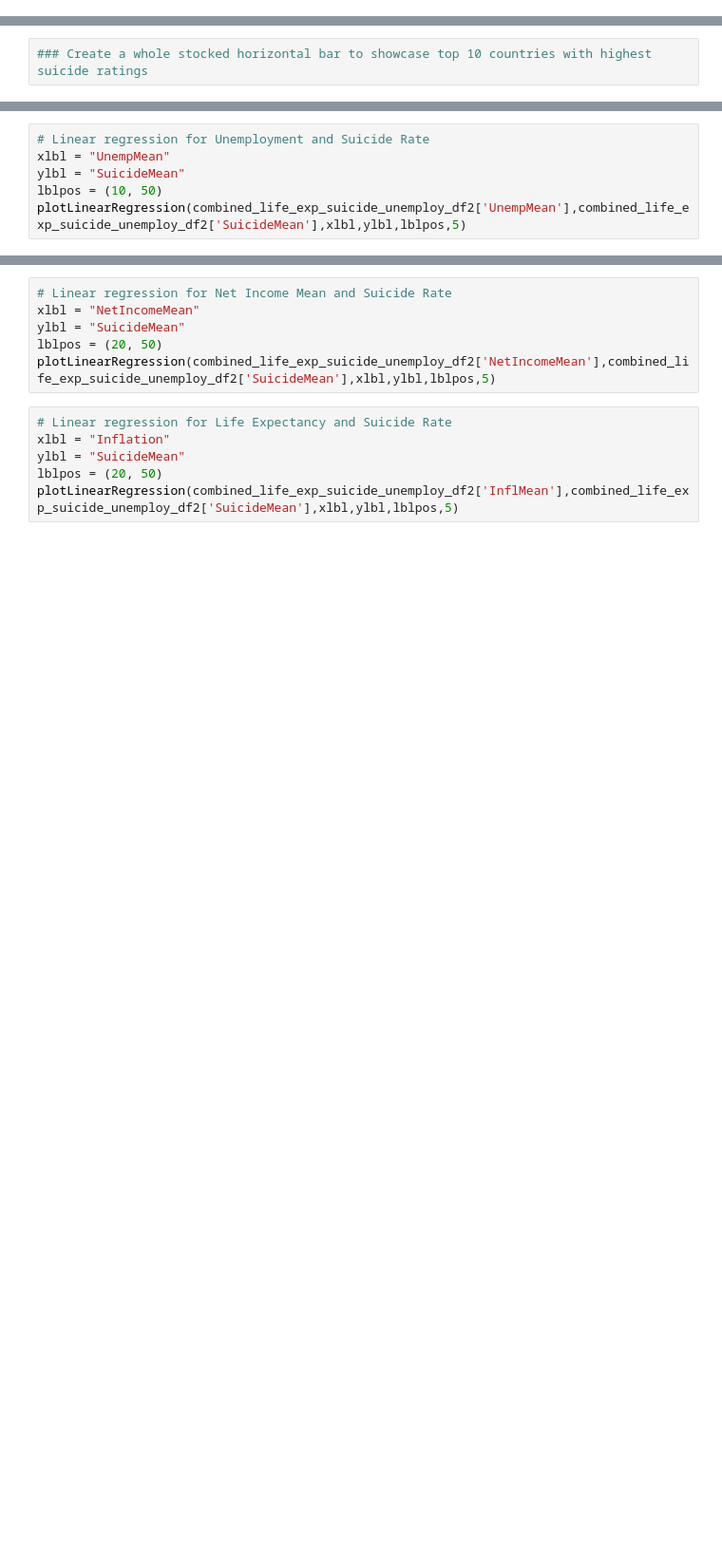
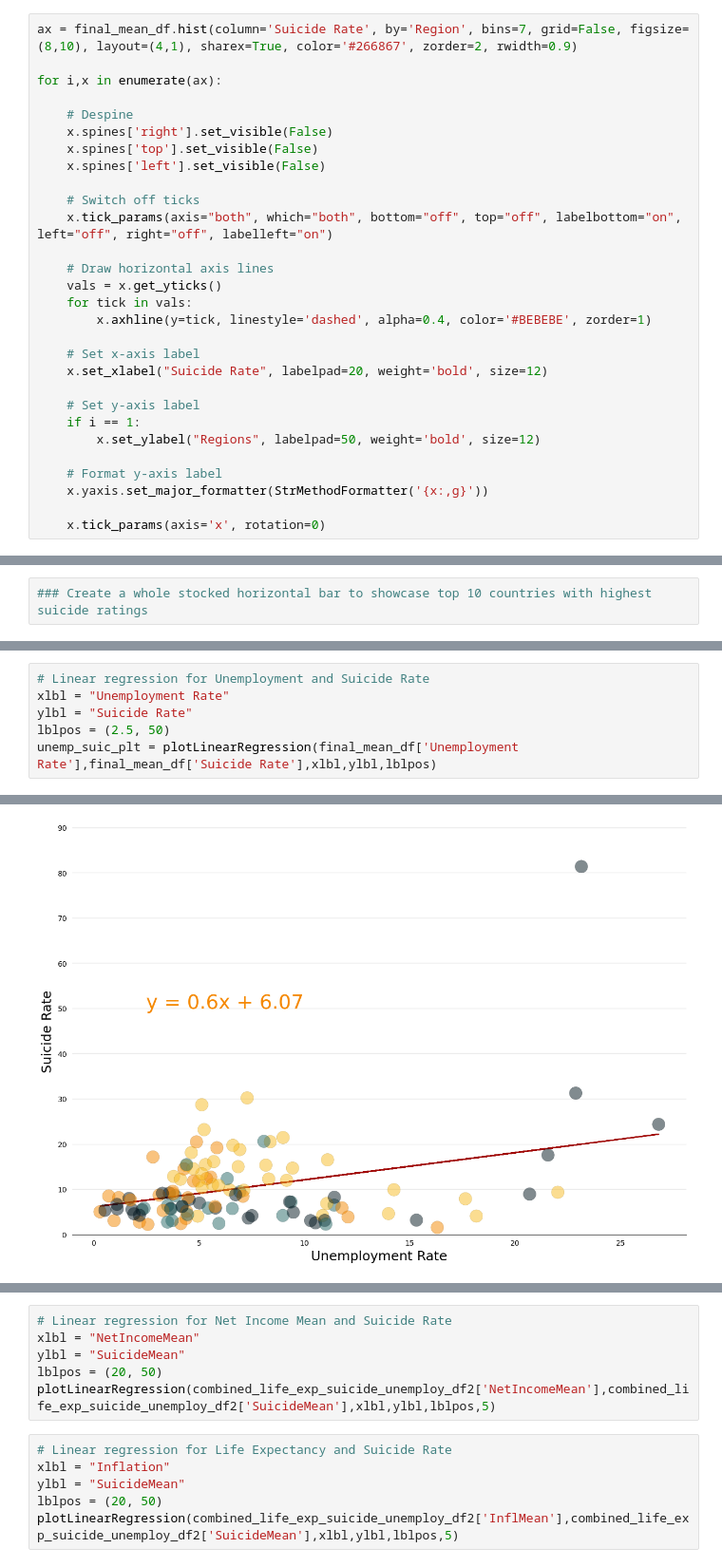
Before and after one commit to ashumskyy/data-dynamos-project-1, a Jupyter notebook: Big_country_ds.ipynb, the cells around one changed output, grey strips where cells are left out. Shown: that part at 95% size. Drawn from its saved outputs; the diff is of its cells as text; blank space fills up the shorter version.

```diff
--- a/Big_country_ds.ipynb
+++ b/Big_country_ds.ipynb
@@ -153,0 +139,29 @@ print(f'The average suicide rating is {mean_sr}')
+# %%
+ax = final_mean_df.hist(column='Suicide Rate', by='Region', bins=7, grid=False, figsize=(8,10), layout=(4,1), sharex=True, color='#266867', zorder=2, rwidth=0.9)
+
+for i,x in enumerate(ax):
+
+    # Despine
+    x.spines['right'].set_visible(False)
+    x.spines['top'].set_visible(False)
+    x.spines['left'].set_visible(False)
+
+    # Switch off ticks
+    x.tick_params(axis="both", which="both", bottom="off", top="off", labelbottom="on", left="off", right="off", labelleft="on")
+
+    # Draw horizontal axis lines
+    vals = x.get_yticks()
+    for tick in vals:
+        x.axhline(y=tick, linestyle='dashed', alpha=0.4, color='#BEBEBE', zorder=1)
+
+    # Set x-axis label
+    x.set_xlabel("Suicide Rate", labelpad=20, weight='bold', size=12)
+
+    # Set y-axis label
+    if i == 1:
+        x.set_ylabel("Regions", labelpad=50, weight='bold', size=12)
+
+    # Format y-axis label
+    x.yaxis.set_major_formatter(StrMethodFormatter('{x:,g}'))
+
+    x.tick_params(axis='x', rotation=0)
@@ -173,6 +236,7 @@ def plotLinearRegression(xdata,ydata,xlbl,ylbl,lblpos,ifig):
 # %%
 # Linear regression for Unemployment and Suicide Rate
-xlbl = "UnempMean"
-ylbl = "SuicideMean"
-lblpos = (10, 50)
-plotLinearRegression(combined_life_exp_suicide_unemploy_df2['UnempMean'],combined_life_exp_suicide_unemploy_df2['SuicideMean'],xlbl,ylbl,lblpos,5)
+xlbl = "Unemployment Rate"
+ylbl = "Suicide Rate"
+lblpos = (2.5, 50)
+unemp_suic_plt = plotLinearRegression(final_mean_df['Unemployment Rate'],final_mean_df['Suicide Rate'],xlbl,ylbl,lblpos)
+# %% [output]
@@ -179,2 +245,3 @@ plotLinearRegression(combined_life_exp_suicide_unemploy_df2['UnempMean'],combine
+[figure, added]
 # %%
 # Linear regression for Life Expectancy and Suicide Rate
```
Also changed, not shown: parts of 23 cells of this notebook, 1 other file.
